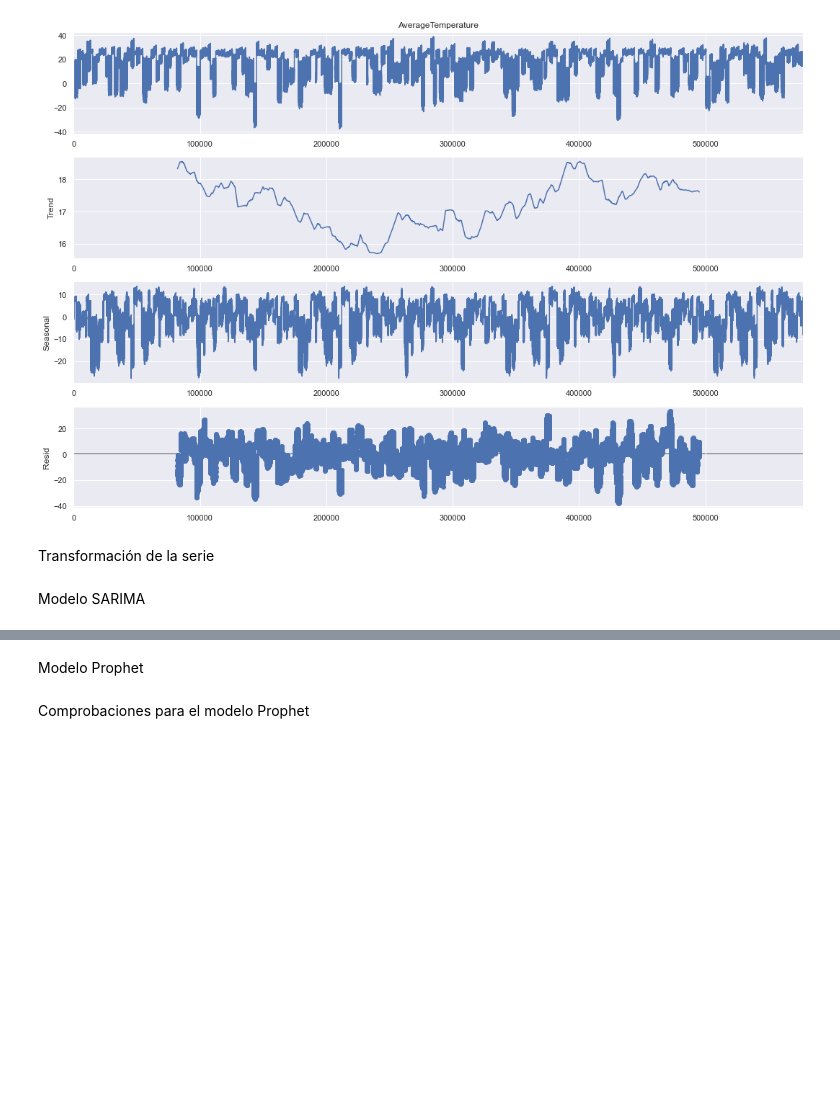
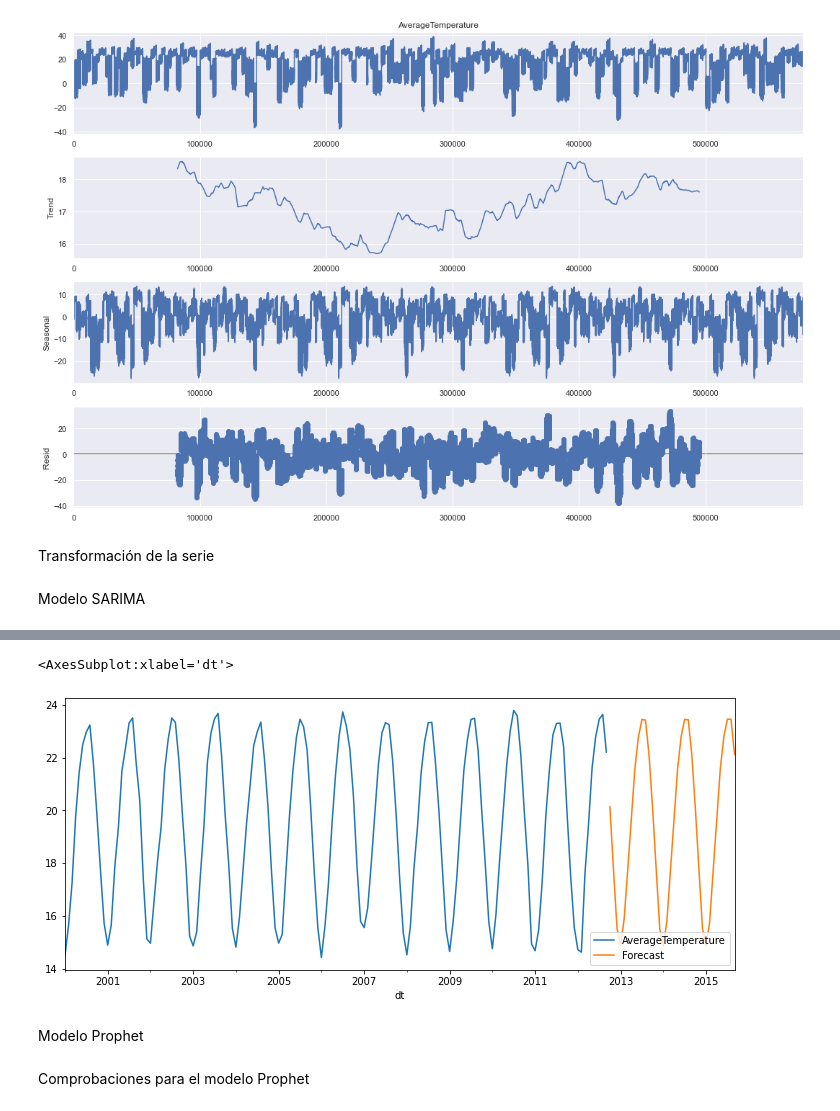
Before and after one commit to jurhs2000/data-science-lab2, a Jupyter notebook: lab2.ipynb, the cells around one changed output, grey strips where cells are left out. Cells and saved outputs as stored; diff of their text form; code cells hidden in the pictures; blank space fills up the shorter version.

Commit message:
added sarimax prediction curve

```diff
--- a/lab2.ipynb
+++ b/lab2.ipynb
@@ -322,3 +397,32 @@ Warnings:
+# %%
+from statsmodels.tsa.statespace.sarimax import SARIMAX
+
+df_selected = pd.read_csv('GlobalLandTemperaturesByCountry.csv', parse_dates = ["dt"], index_col=0)
+df_selected = df_selected.dropna()
+df_selected = df_selected.loc['1980-01-01':]
+df_selected = df_selected.groupby(['dt']).mean()
+
+df_selected = df_selected.drop(['AverageTemperatureUncertainty'], axis=1)
+
+
+#probar con diferentes valores de order y seasonal_order
+
+model = SARIMAX(train['AverageTemperature'],
+                            order = (1, 1, 1),
+                            seasonal_order =(2, 1, 1, 12))
+
+result = model.fit()
+
+
+forecast = result.predict(start = len(train),
+                            end = (len(train) - 1) + 3 * 12,
+                            typ = 'levels').rename('Forecast')
+
+train['AverageTemperature'].plot(figsize = (12, 5), legend = True)
+forecast.plot(legend = True)
+# %% [output]
+<AxesSubplot:xlabel='dt'>
+[figure, added]
 # %% [markdown]
 Modelo Prophet
 # %%
```
Also changed, not shown: parts of 2 cells of this notebook.
